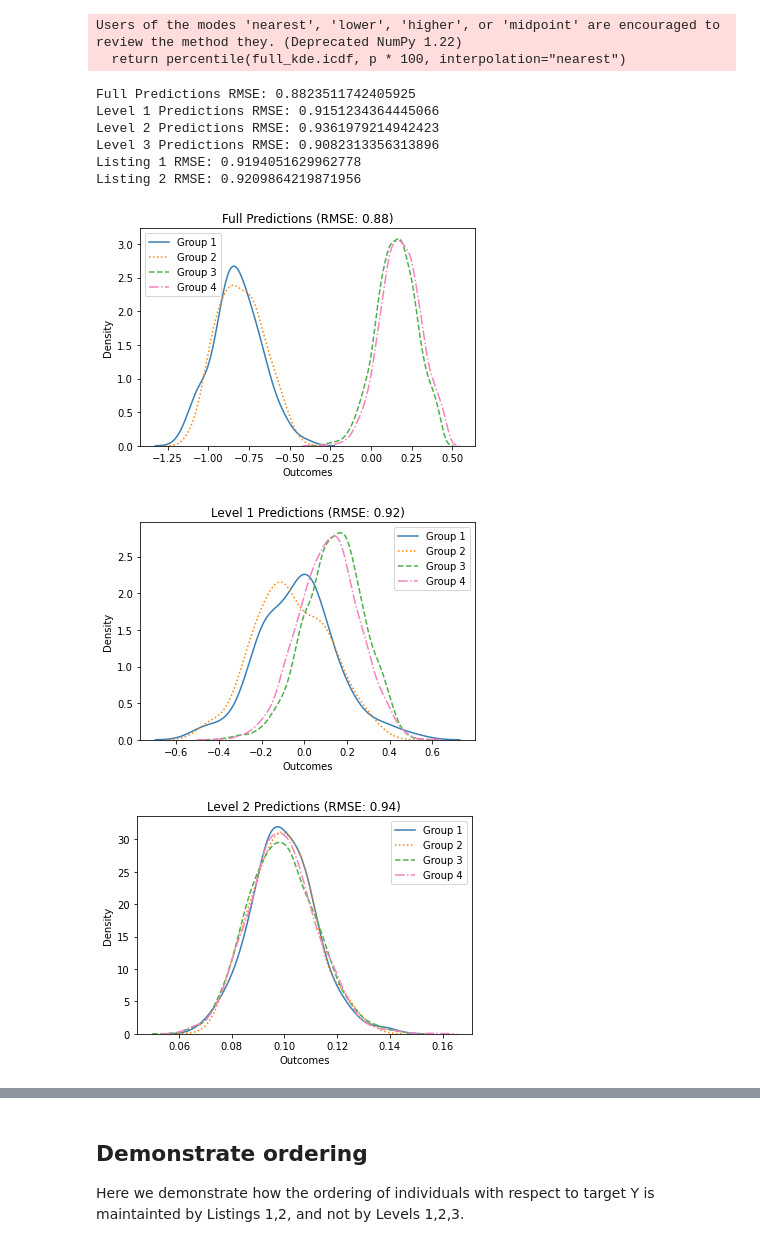
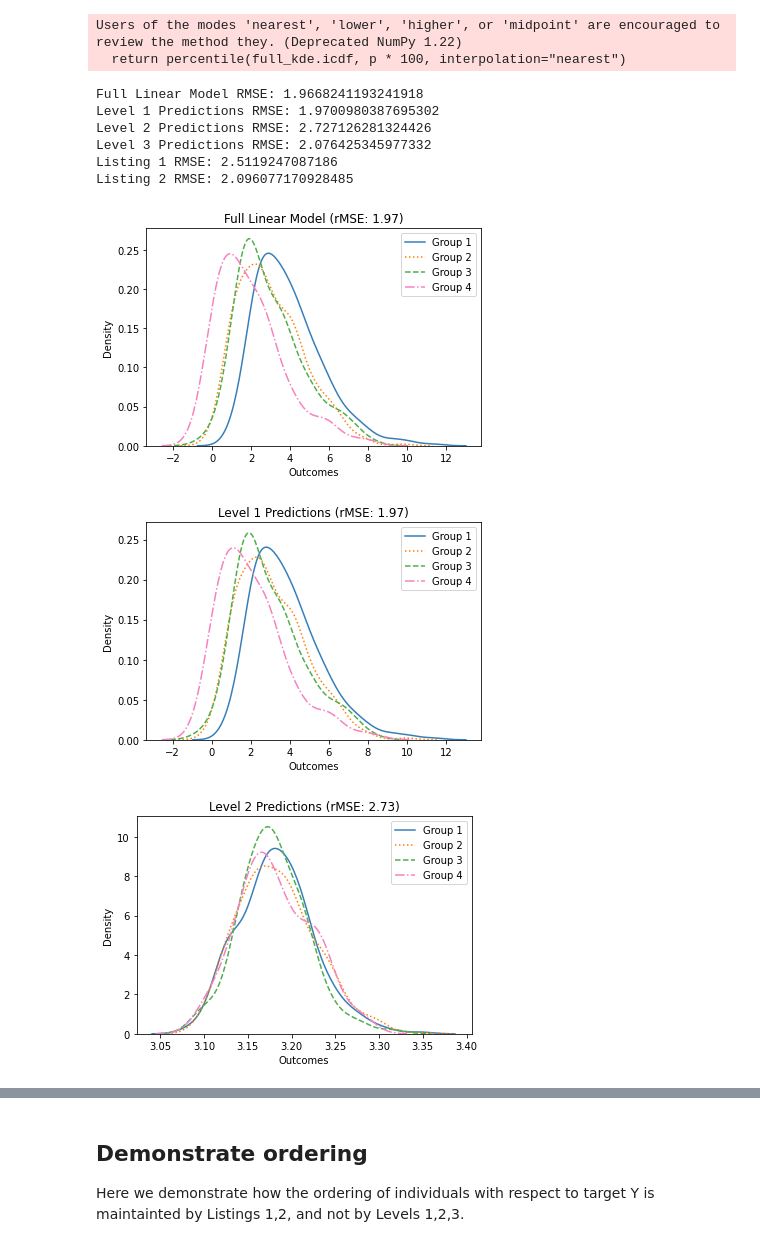
Before and after one commit to lurosenb/simplifying_counterfactual_fairness, a Jupyter notebook: Simplifying_Counterfactual_Fairness.ipynb, the cells around one changed output, grey strips where cells are left out. Cells and saved outputs as stored; diff of their text form; code cells hidden in the pictures.

```diff
--- a/Simplifying_Counterfactual_Fairness.ipynb
+++ b/Simplifying_Counterfactual_Fairness.ipynb
@@ -67,6 +68,9 @@ def load_credit_data():
     data['AMT_INCOME_TOTAL'] = abs(data['AMT_INCOME_TOTAL'].astype(int))
     data.loc[abs(data['DAYS_BIRTH']) <= 9125, 'age'] = 0
     data.loc[abs(data['DAYS_BIRTH']) > 9125, 'age'] = 1
+
+    # Normalize credit scores (otherwise, huge integers)
+    data['AMT_CREDIT'] = 4*data['AMT_CREDIT']/data['AMT_CREDIT'].max()
 
     data['CODE_GENDER'] = data['CODE_GENDER'].astype('category')
     data['FLAG_OWN_REALTY'] = data['FLAG_OWN_REALTY'].astype('category')
@@ -200,7 +204,7 @@ elif scenario == "credit":
     X = ['FLAG_OWN_REALTY', 'AMT_INCOME_TOTAL', 'NAME_EDUCATION_TYPE']
     groups = ['Group 1', 'Group 2', 'Group 3', 'Group 4']
     CausalModel = GroundTruthModelCredit
-else:
+elif scenario == "law":
     trace_handler = pyro.poutine.trace(GroundTruthModelLaw)
 
     # Law specific values
@@ -324,16 +328,16 @@ test_data['Level 3 Predictions'] = model_level3(pd.DataFrame(np.hstack(test_eps)
 ## Listing 1
 Below is our implementation of Listing 1, which relies on the full model.
 # %%
-test_data["Full Predictions"] = model_full(test_data[full_cols])
+test_data["Full Linear Model"] = model_full(test_data[full_cols])
 
 def abduct(df, group, full_mean, full_std):
-    group_mean = np.mean(df[df[group] == 1]['Full Predictions'])
-    group_std = np.std(df[df[group] == 1]['Full Predictions'])
-    df.loc[df[group] == 1, "Listing 1"] = (df[df[group] == 1]["Full Predictions"] - group_mean) / group_std
+    group_mean = np.mean(df[df[group] == 1]['Full Linear Model'])
+    group_std = np.std(df[df[group] == 1]['Full Linear Model'])
+    df.loc[df[group] == 1, "Listing 1"] = (df[df[group] == 1]["Full Linear Model"] - group_mean) / group_std
     df.loc[df[group] == 1, "Listing 1"] = (df[df[group] == 1]["Listing 1"] * full_std + full_mean)
 
 for group in groups:
-    abduct(test_data, group, full_mean = np.mean(test_data['Full Predictions']), full_std = np.mean(test_data['Full Predictions']))
+    abduct(test_data, group, full_mean = np.mean(test_data['Full Linear Model']), full_std = np.mean(test_data['Full Linear Model']))
 # %% [markdown]
 ## Listing 2
 Quantile normalization with Empirical CDF:
@@ -346,7 +350,7 @@ def cdf_transformation(row, group_map, full_kde):
     # Find groupwise ecdf percentile for the row
     for g, ecdf in group_map.items():
         if not math.isnan(row[g]):
-            p = ecdf(row['Full Predictions'])
+            p = ecdf(row['Full Linear Model'])
 
     # Plug into inverse cdf from full kernel density estimate
     return percentile(full_kde.icdf, p * 100, interpolation="nearest")
@@ -355,12 +359,12 @@ def quantile_normalization_ecdf(df, groups):
     group_map = {}
 
     # Calculate empirical cdf for all data - we will map onto this
-    full_kde = KDEUnivariate(df['Full Predictions'].to_numpy())
+    full_kde = KDEUnivariate(df['Full Linear Model'].to_numpy())
     full_kde.fit()
 
     # Calculate empirical cdf for each group
     for g in groups:
-        group_map[g] = ECDF(df[df[g] == 1]['Full Predictions'].to_numpy())
+        group_map[g] = ECDF(df[df[g] == 1]['Full Linear Model'].to_numpy())
 
     # For every row, apply the transformation from groupwise ecdf -> full_kde
     df['Listing 2'] = df.apply(lambda row: cdf_transformation(row, group_map, full_kde), axis=1)
@@ -373,26 +377,27 @@ Users of the modes 'nearest', 'lower', 'higher', or 'midpoint' are encouraged to
 # %%
 LINESTYLES = ['solid', 'dotted', 'dashed', 'dashdot']
 CB_COLORS = ['#377eb8', '#ff7f00', '#4daf4a', '#f781bf', '#a65628', '#984ea3', '#999999', '#e41a1c', '#dede00']
-pred_types = ['Full Predictions', 'Level 1 Predictions', 'Level 2 Predictions', 'Level 3 Predictions', 'Listing 1', 'Listing 2']
+pred_types = ['Full Linear Model', 'Level 1 Predictions', 'Level 2 Predictions', 'Level 3 Predictions', 'Listing 1', 'Listing 2']
 
 for i in range(len(pred_types)):
-    mse = mean_squared_error(test_data[pred], test_data[pred_types[i]])
-    print(pred_types[i], 'RMSE:', np.sqrt(mse))
+    rmse = np.sqrt(mean_squared_error(test_data[pred], test_data[pred_types[i]]))
+    print(pred_types[i], 'RMSE:', rmse)
     fig, ax = plt.subplots()
     for j in range(len(groups)):
         group = groups[j]
         sns.kdeplot(test_data[test_data[group] == 1][pred_types[i]], ax=ax,label=group, linestyle=LINESTYLES[j], color=CB_COLORS[j])
-    plt.title(pred_types[i] + f' (RMSE: {round(np.sqrt(mse), 2)})')
+    display_rmse = np.format_float_positional(rmse, precision=3, unique=False, fractional=False, trim='k')
+    plt.title(pred_types[i] + f' (rMSE: {display_rmse})')
     plt.xlabel('Outcomes')
     plt.legend()
-    plt.savefig('plots/'+pred_types[i].replace(' ', '')+'.pdf')
+    plt.savefig('plots/'+scenario+'/'+pred_types[i].replace(' ', '')+'.pdf')
 # %% [output]
-Full Predictions RMSE: 0.8823511742405925
-Level 1 Predictions RMSE: 0.9151234364445066
-Level 2 Predictions RMSE: 0.9361979214942423
-Level 3 Predictions RMSE: 0.9082313356313896
-Listing 1 RMSE: 0.9194051629962778
-Listing 2 RMSE: 0.9209864219871956
+Full Linear Model RMSE: 1.9668241193241918
+Level 1 Predictions RMSE: 1.9700980387695302
+Level 2 Predictions RMSE: 2.727126281324426
+Level 3 Predictions RMSE: 2.076425345977332
+Listing 1 RMSE: 2.5119247087186
+Listing 2 RMSE: 2.096077170928485
-[figure, old version]
+[figure, new version]
-[figure, old version]
+[figure, new version]
-[figure, old version]
+[figure, new version]
```
Also changed, not shown: parts of 5 cells of this notebook, 29 other files.
